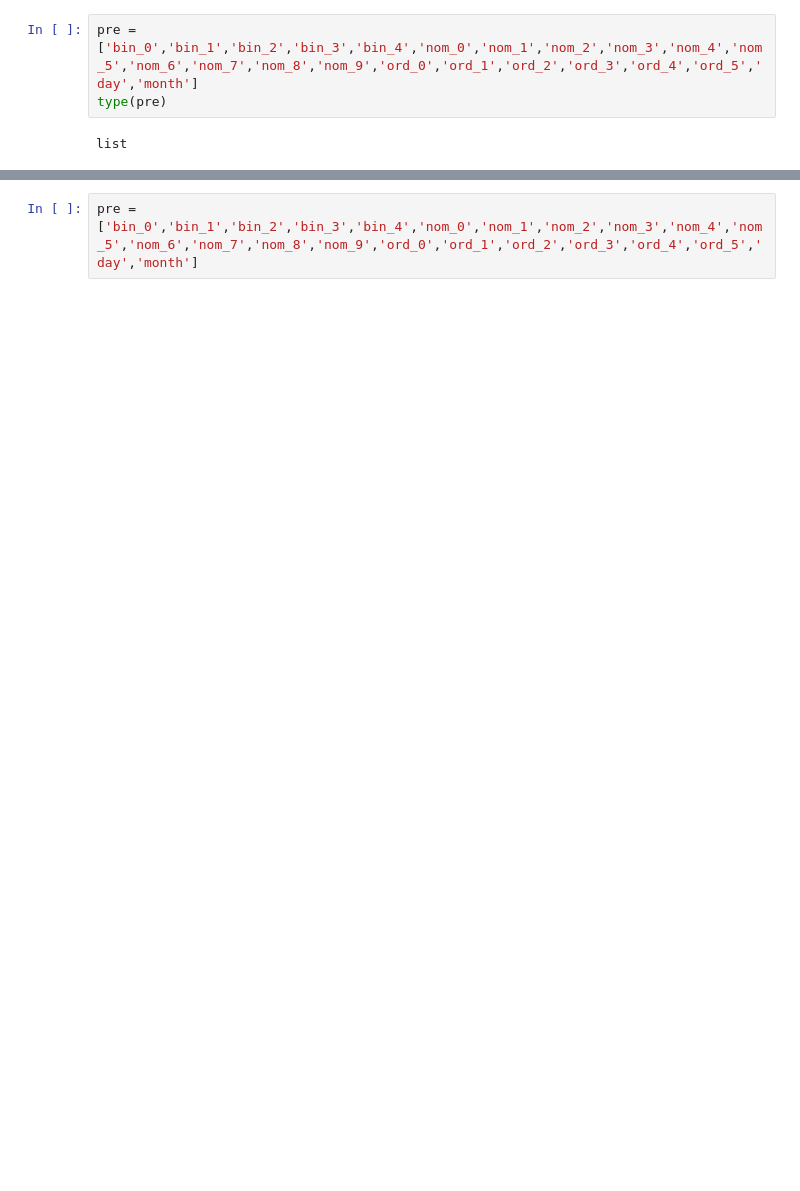
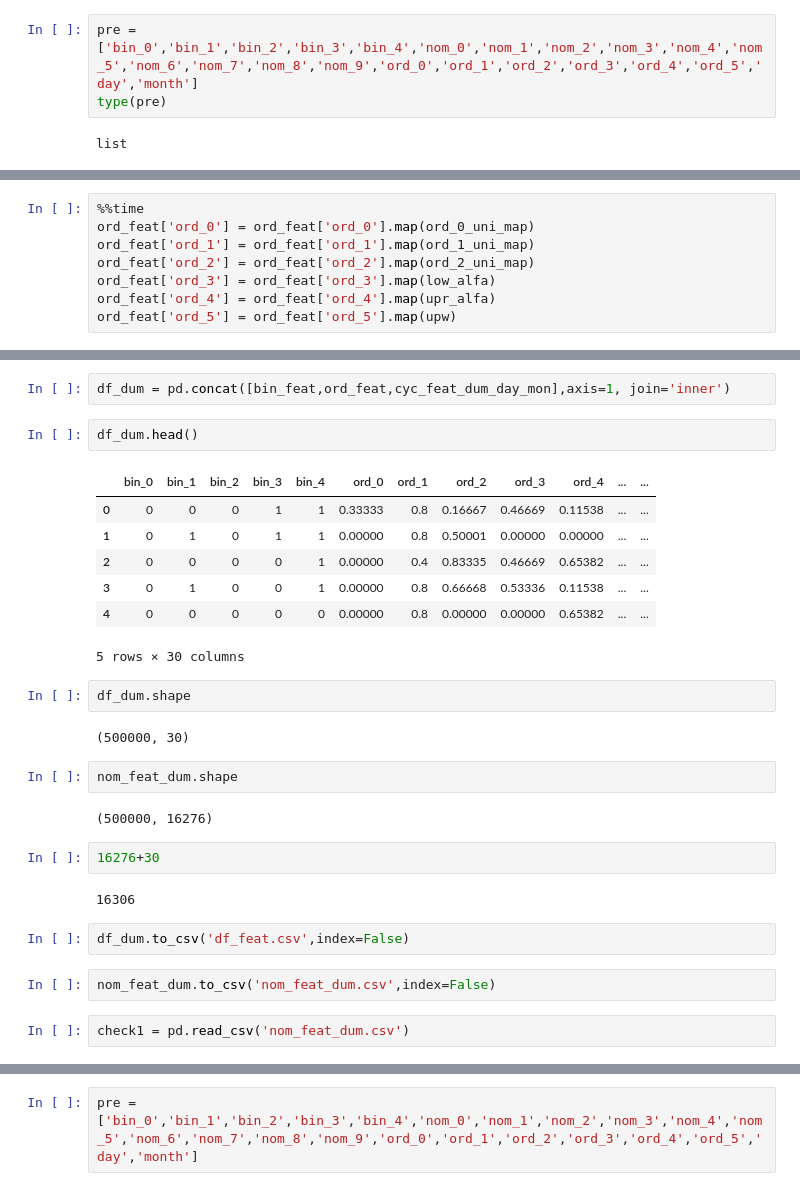
Before and after one commit to VeerendarGoud/ML-Projects, a Jupyter notebook: Categorical Feature Encoding Challenge.ipynb, the cells around one changed output, grey strips where cells are left out. Cells and saved outputs as stored; diff of their text form; blank space fills up the shorter version.

```diff
--- a/Categorical Feature Encoding Challenge.ipynb
+++ b/Categorical Feature Encoding Challenge.ipynb
@@ -166,0 +277,8 @@ MemoryError:
+# %%
+%%time
+ord_feat['ord_0'] = ord_feat['ord_0'].map(ord_0_uni_map)
+ord_feat['ord_1'] = ord_feat['ord_1'].map(ord_1_uni_map)
+ord_feat['ord_2'] = ord_feat['ord_2'].map(ord_2_uni_map)
+ord_feat['ord_3'] = ord_feat['ord_3'].map(low_alfa)
+ord_feat['ord_4'] = ord_feat['ord_4'].map(upr_alfa)
+ord_feat['ord_5'] = ord_feat['ord_5'].map(upw)
@@ -166,0 +362,30 @@ MemoryError:
+# %%
+df_dum = pd.concat([bin_feat,ord_feat,cyc_feat_dum_day_mon],axis=1, join='inner')
+# %%
+df_dum.head()
+# %% [output]
+|  | bin_0 | bin_1 | bin_2 | bin_3 | bin_4 | ord_0 | ord_1 | ord_2 | ord_3 | ord_4 | ... | ... |
+| 0 | 0 | 0 | 0 | 1 | 1 | 0.33333 | 0.8 | 0.16667 | 0.46669 | 0.11538 | ... | ... |
+| 1 | 0 | 1 | 0 | 1 | 1 | 0.00000 | 0.8 | 0.50001 | 0.00000 | 0.00000 | ... | ... |
+| 2 | 0 | 0 | 0 | 0 | 1 | 0.00000 | 0.4 | 0.83335 | 0.46669 | 0.65382 | ... | ... |
+| 3 | 0 | 1 | 0 | 0 | 1 | 0.00000 | 0.8 | 0.66668 | 0.53336 | 0.11538 | ... | ... |
+| 4 | 0 | 0 | 0 | 0 | 0 | 0.00000 | 0.8 | 0.00000 | 0.00000 | 0.65382 | ... | ... |
+5 rows × 30 columns
+# %%
+df_dum.shape
+# %% [output]
+(500000, 30)
+# %%
+nom_feat_dum.shape
+# %% [output]
+(500000, 16276)
+# %%
+16276+30
+# %% [output]
+16306
+# %%
+df_dum.to_csv('df_feat.csv',index=False)
+# %%
+nom_feat_dum.to_csv('nom_feat_dum.csv',index=False)
+# %%
+check1 = pd.read_csv('nom_feat_dum.csv')
```
Also changed, not shown: parts of 81 cells of this notebook.
